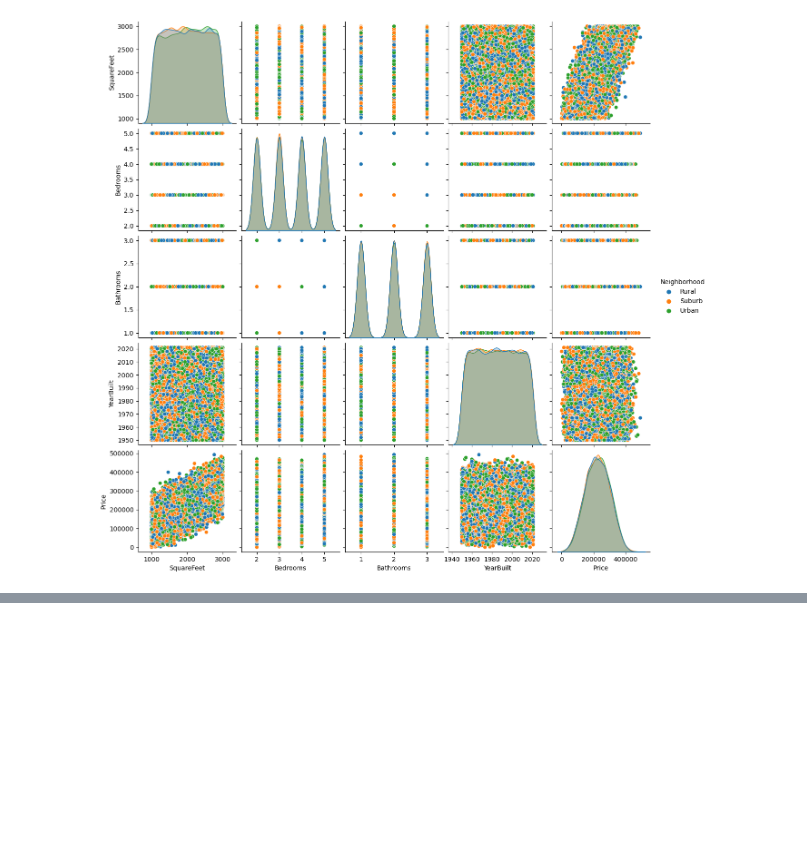
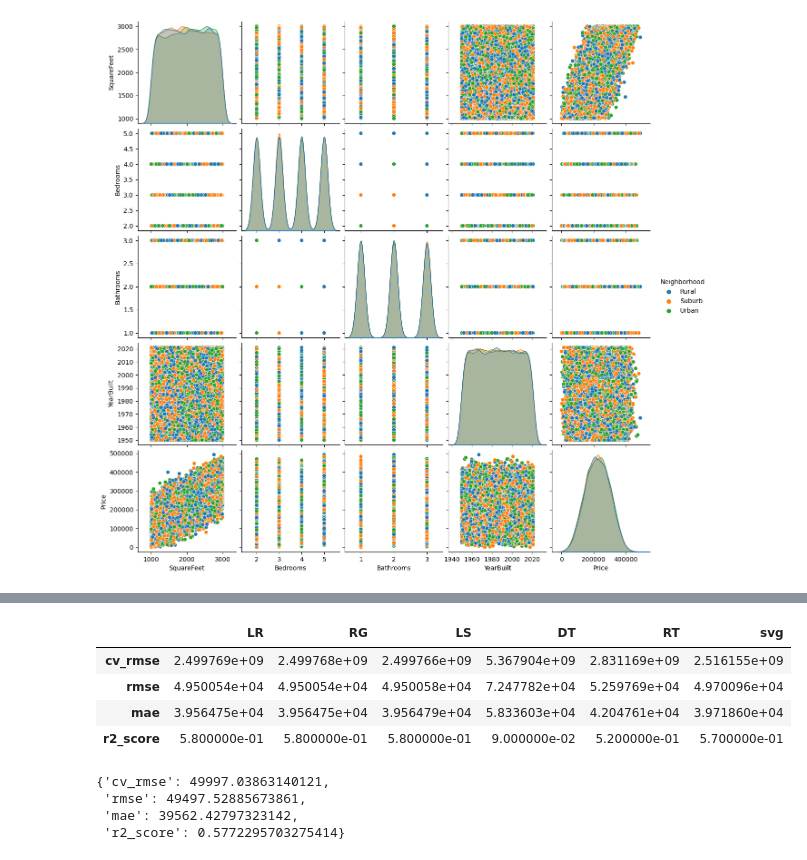
Before and after one commit to Tohbey/Data_Science_Tasks, a Jupyter notebook: Regression Task/Housing Price Prediction Data/housing_prediction_price.ipynb, the cells around one changed output, grey strips where cells are left out. Cells and saved outputs as stored; diff of their text form; code cells hidden in the pictures; blank space fills up the shorter version.

```diff
--- a/Regression Task/Housing Price Prediction Data/housing_prediction_price.ipynb
+++ b/Regression Task/Housing Price Prediction Data/housing_prediction_price.ipynb
@@ -140,0 +391,58 @@ housing_price_df.head()
+# %%
+# Create a DataFrame
+evaluation_df_task_2 = pd.DataFrame(results_regression)
+
+numeric_columns = evaluation_df_task_2.columns.difference(['Input Type', 'Model'])
+evaluation_df_task_2[numeric_columns] = evaluation_df_task_2[numeric_columns].round(2)
+
+# Display the DataFrame
+evaluation_df_task_2.head()
+# %% [output]
+|  | LR | RG | LS | DT | RT | svg |
+| cv_rmse | 2.499769e+09 | 2.499768e+09 | 2.499766e+09 | 5.367904e+09 | 2.831169e+09 | 2.516155e+09 |
+| rmse | 4.950054e+04 | 4.950054e+04 | 4.950058e+04 | 7.247782e+04 | 5.259769e+04 | 4.970096e+04 |
+| mae | 3.956475e+04 | 3.956475e+04 | 3.956479e+04 | 5.833603e+04 | 4.204761e+04 | 3.971860e+04 |
+| r2_score | 5.800000e-01 | 5.800000e-01 | 5.800000e-01 | 9.000000e-02 | 5.200000e-01 | 5.700000e-01 |
+# %%
+from sklearn.metrics import mean_squared_error, mean_absolute_error, r2_score
+from math import sqrt
+
+param_grid = {
+    'alpha': [0.001, 0.01, 0.1, 1, 10],
+    'fit_intercept': [True, False],
+    'copy_X': [True, False]
+}
+
+# Create a Ridge model
+ridge_model = Ridge()
+
+# Use GridSearchCV to find the best hyperparameters
+grid_search = GridSearchCV(ridge_model, param_grid, cv=5, scoring='neg_mean_squared_error')
+grid_search.fit(X_train, y_train)
+
+# Get the best hyperparameters
+best_params = grid_search.best_params_
+
+# Use the best model to make predictions
+y_ridge_pred = grid_search.best_estimator_.predict(X_test)
+
+# Use the best hyperparameters for cross-validation
+ridge_model.set_params(**best_params)
+
+# Get cross-validated scores
+cv_scores = cross_val_score(ridge_model, X_train, y_train, cv=5, scoring='neg_mean_squared_error')
+
+# Convert negative mean squared error to positive
+cv_rmse_ridge = sqrt(-cv_scores.mean())
+
+RMSE_ridge = sqrt(mean_squared_error(y_true=y_test, y_pred=y_ridge_pred))
+MAE_ridge = mean_absolute_error(y_test, y_ridge_pred)
+r2score_ridge = r2_score(y_test, y_ridge_pred)
+
+results_regression['ridge_tunned'] = {'cv_rmse': cv_rmse_ridge, 'rmse': RMSE_ridge, 'mae': MAE_ridge, 'r2_score': r2score_ridge}
+results_regression['ridge_tunned']
+# %% [output]
+{'cv_rmse': 49997.03863140121,
+ 'rmse': 49497.52885673861,
+ 'mae': 39562.42797323142,
+ 'r2_score': 0.5772295703275414}
```
Also changed, not shown: parts of 14 cells of this notebook, 1 other file.
